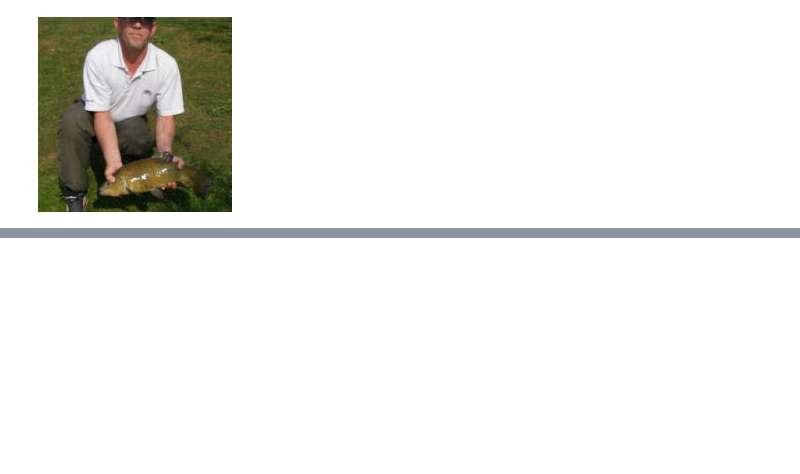
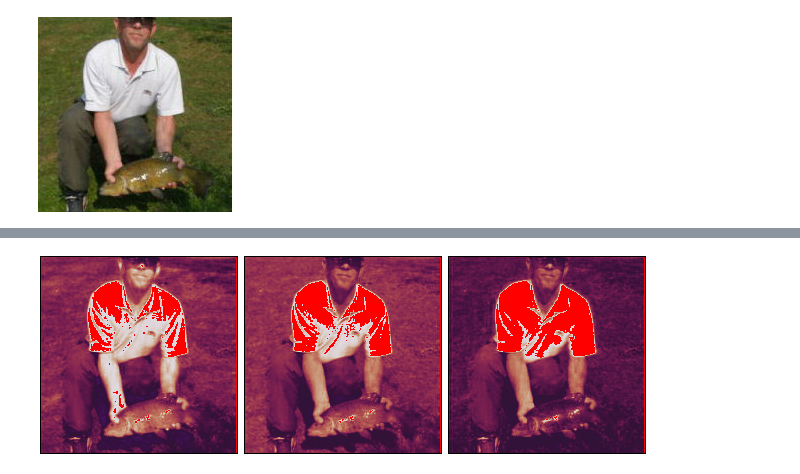
Before and after one commit to xl0/lovely-jax, a Jupyter notebook: nbs/10_patch.ipynb, the cells around one changed output, grey strips where cells are left out. Drawn from its saved outputs; the diff is of its cells as text; code cells hidden in the pictures; blank space fills up the shorter version.

```diff
--- a/nbs/10_patch.ipynb
+++ b/nbs/10_patch.ipynb
@@ -168,6 +175,8 @@ image.rgb(in_stats)
 # %%
 # |hide
-# (image*0.3+0.5).chans # shows clipping (bright blue/red)
+(image*0.3+0.5).chans # shows clipping (bright blue/red)
+# %% [output]
+[figure, added]
 # %%
 # |hide
 # image.plt
```
Also changed, not shown: parts of 6 cells of this notebook, 8 other files.
